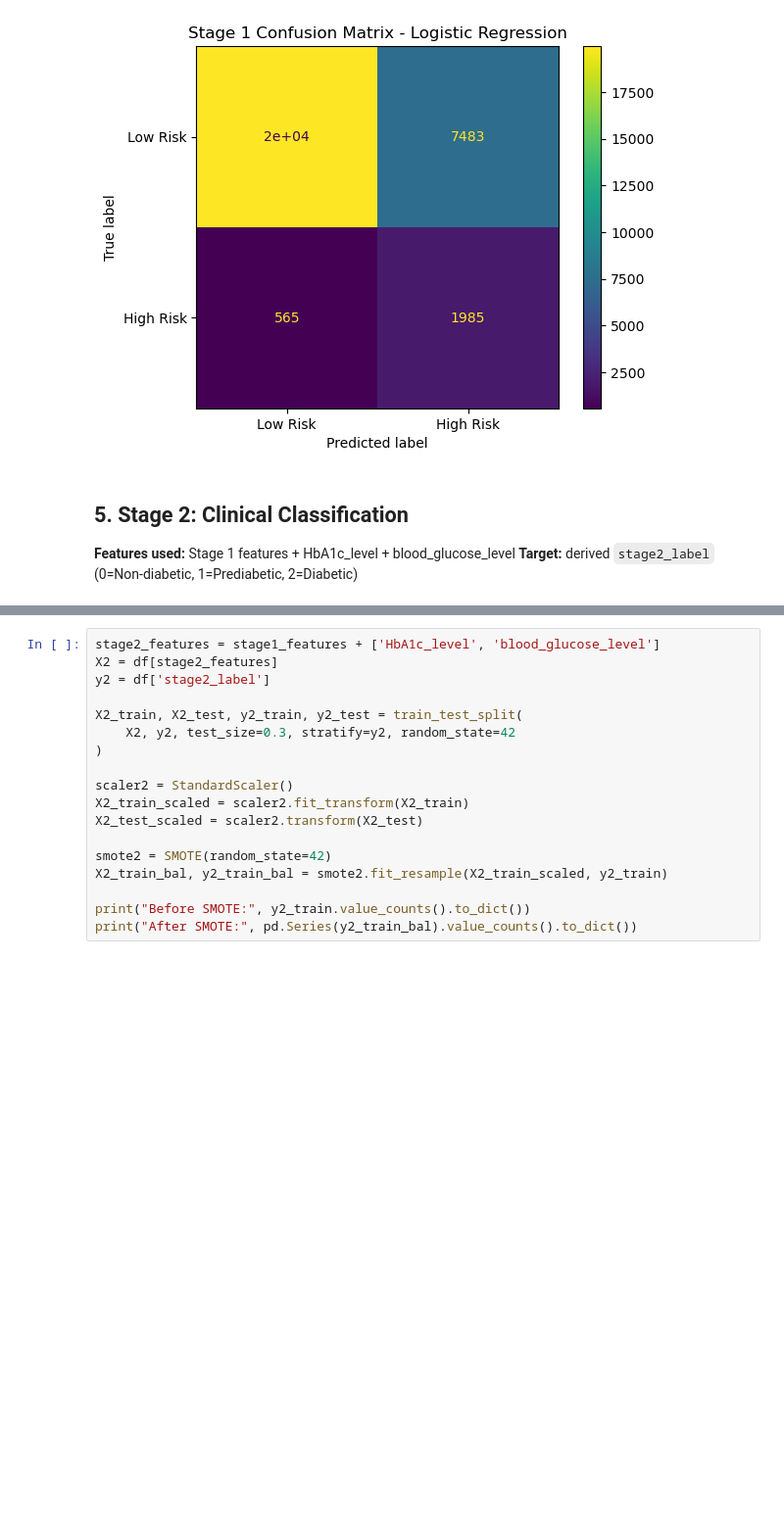
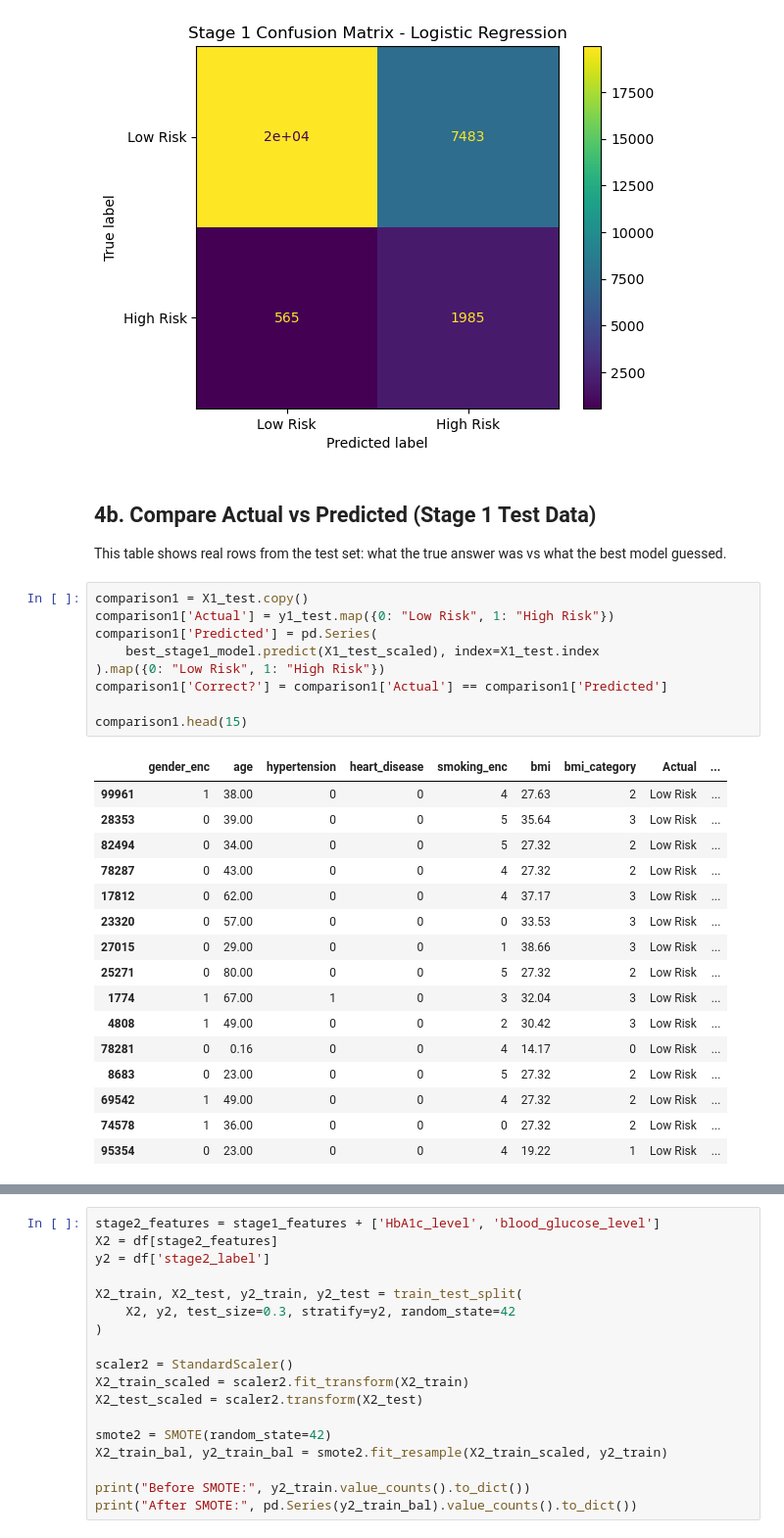
Before and after one commit to wenqi0401/diabetes-prediction, a Jupyter notebook: diabetes-multistage-prediction/diabetes_multistage.ipynb, the cells around one changed output, grey strips where cells are left out. Shown at 98% size. Drawn from its saved outputs; the diff is of its cells as text; blank space fills up the shorter version.

```diff
--- a/diabetes-multistage-prediction/diabetes_multistage.ipynb
+++ b/diabetes-multistage-prediction/diabetes_multistage.ipynb
@@ -221,7 +221,31 @@ plt.show()
 Best Stage 1 model (by F1): Logistic Regression
 [figure]
 # %% [markdown]
-## 5. Stage 2: Clinical Classification
-
-**Features used:** Stage 1 features + HbA1c_level + blood_glucose_level
-**Target:** derived `stage2_label` (0=Non-diabetic, 1=Prediabetic, 2=Diabetic)
+## 4b. Compare Actual vs Predicted (Stage 1 Test Data)
+This table shows real rows from the test set: what the true answer was vs what the best model guessed.
+# %%
+comparison1 = X1_test.copy()
+comparison1['Actual'] = y1_test.map({0: "Low Risk", 1: "High Risk"})
+comparison1['Predicted'] = pd.Series(
+    best_stage1_model.predict(X1_test_scaled), index=X1_test.index
+).map({0: "Low Risk", 1: "High Risk"})
+comparison1['Correct?'] = comparison1['Actual'] == comparison1['Predicted']
+
+comparison1.head(15)
+# %% [output]
+|  | gender_enc | age | hypertension | heart_disease | smoking_enc | bmi | bmi_category | Actual | ... |
+| 99961 | 1 | 38.00 | 0 | 0 | 4 | 27.63 | 2 | Low Risk | ... |
+| 28353 | 0 | 39.00 | 0 | 0 | 5 | 35.64 | 3 | Low Risk | ... |
+| 82494 | 0 | 34.00 | 0 | 0 | 5 | 27.32 | 2 | Low Risk | ... |
+| 78287 | 0 | 43.00 | 0 | 0 | 4 | 27.32 | 2 | Low Risk | ... |
+| 17812 | 0 | 62.00 | 0 | 0 | 4 | 37.17 | 3 | Low Risk | ... |
+| 23320 | 0 | 57.00 | 0 | 0 | 0 | 33.53 | 3 | Low Risk | ... |
+| 27015 | 0 | 29.00 | 0 | 0 | 1 | 38.66 | 3 | Low Risk | ... |
+| 25271 | 0 | 80.00 | 0 | 0 | 5 | 27.32 | 2 | Low Risk | ... |
+| 1774 | 1 | 67.00 | 1 | 0 | 3 | 32.04 | 3 | Low Risk | ... |
+| 4808 | 1 | 49.00 | 0 | 0 | 2 | 30.42 | 3 | Low Risk | ... |
+| 78281 | 0 | 0.16 | 0 | 0 | 4 | 14.17 | 0 | Low Risk | ... |
+| 8683 | 0 | 23.00 | 0 | 0 | 5 | 27.32 | 2 | Low Risk | ... |
+| 69542 | 1 | 49.00 | 0 | 0 | 4 | 27.32 | 2 | Low Risk | ... |
+| 74578 | 1 | 36.00 | 0 | 0 | 0 | 27.32 | 2 | Low Risk | ... |
+| 95354 | 0 | 23.00 | 0 | 0 | 4 | 19.22 | 1 | Low Risk | ... |
```
Also changed, not shown: parts of 8 cells of this notebook.
